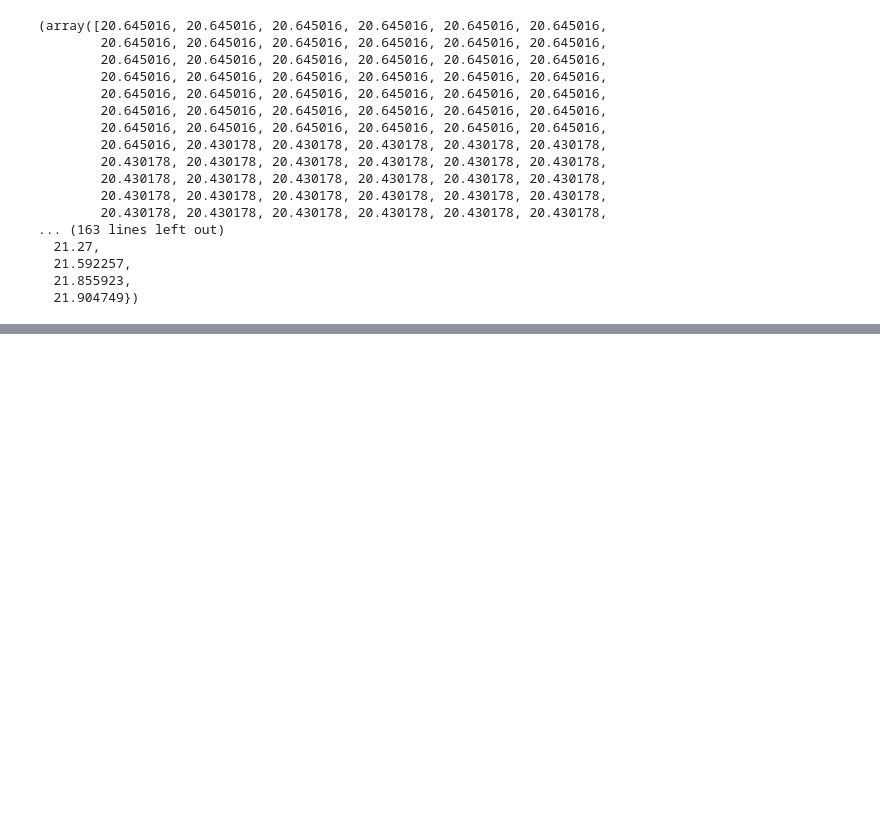
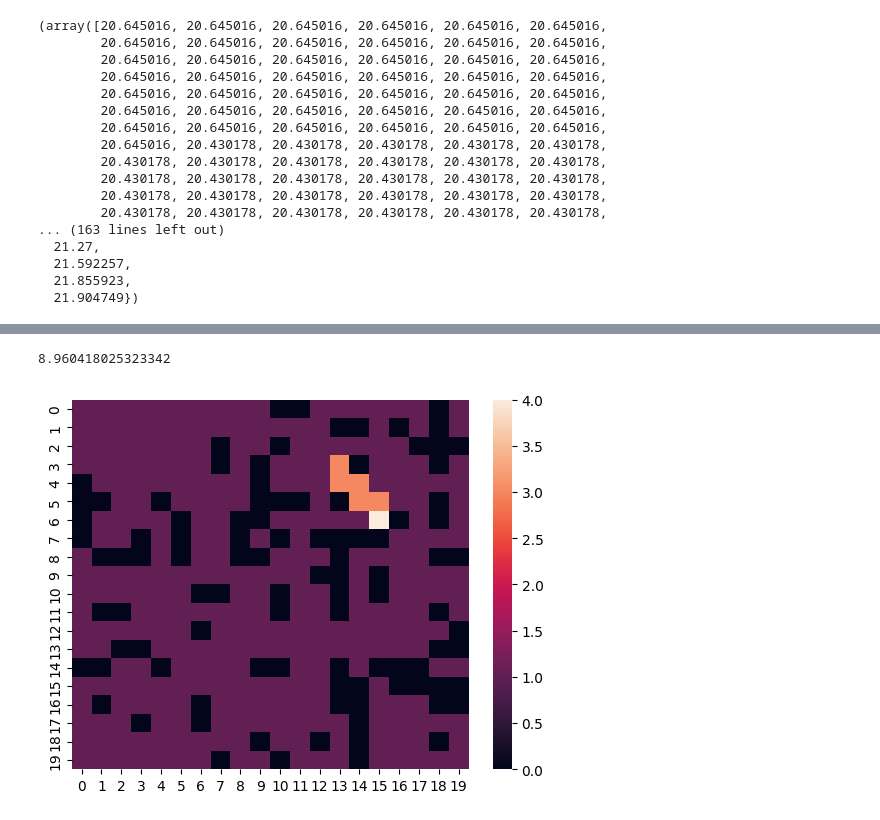
Before and after one commit to hackathon24rosatom/nothern_sea_router, a Jupyter notebook: test.ipynb, the cells around one changed output, grey strips where cells are left out. Cells and saved outputs as stored; diff of their text form; code cells hidden in the pictures; blank space fills up the shorter version.

```diff
--- a/test.ipynb
+++ b/test.ipynb
@@ -146,0 +268,32 @@ ice_metrics_on_route(
+# %%
+def alg_eval(env: WaterWorld, algo):
+    all_actions = []
+    total_profit = 0
+    cords = []
+    obs, _ = env.reset()
+    while True:
+        x = algo.compute_single_action(obs, explore=False)
+        obs, profit, term, trunc, _ = env.step(x)
+
+        all_actions.append(x)
+        total_profit += profit
+        cords.append(env.ship.int_geo)
+        if term or trunc:
+            break
+
+    return {
+        'total_profit': total_profit,
+        'actions': all_actions,
+        'cords': cords,
+    }
+# %%
+res = alg_eval(ww, algo)
+water_map = ww.water_map.copy()
+for cord in res['cords']:
+    water_map[cord] += 2
+water_map[ww.way_point] += 3
+heatmap(water_map)
+print(res['total_profit'])
+# %% [output]
+8.960418025323342
+[figure, added]
```
Also changed, not shown: parts of 11 cells of this notebook, 3 other files.
